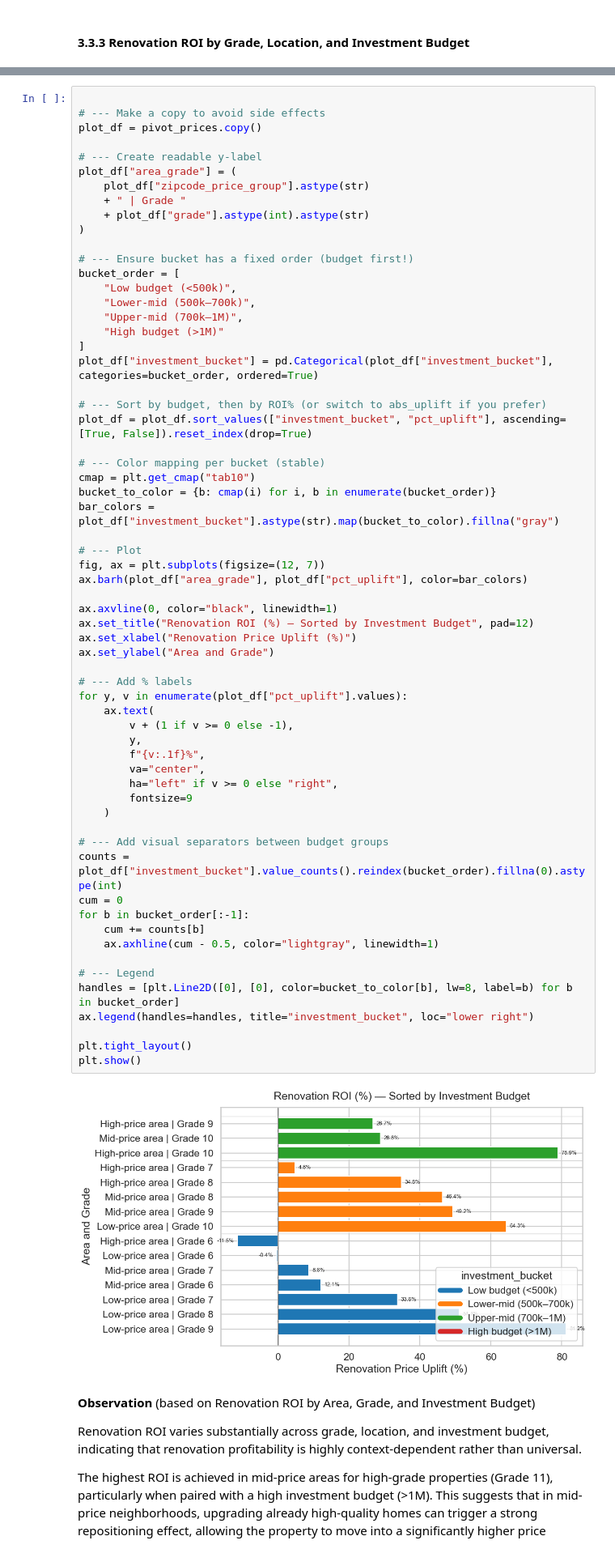
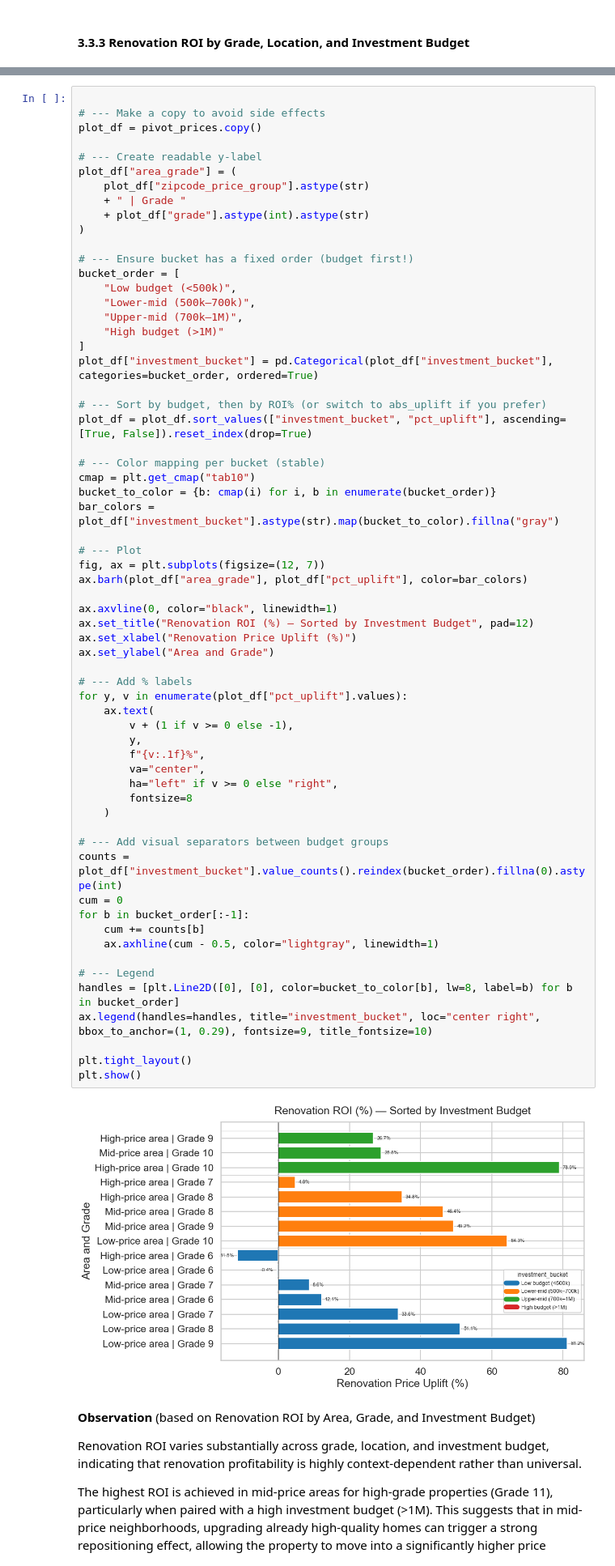
Before and after one commit to NazilaFazeli/EDA-Project, a Jupyter notebook: EDA.ipynb, the cells around one changed output, grey strips where cells are left out. Shown at 81% size. Cells and saved outputs as stored; diff of their text form.

```diff
--- a/EDA.ipynb
+++ b/EDA.ipynb
@@ -1931,36 +2034,36 @@ fig, ax = plt.subplots(figsize=(12, 7))
 ax.barh(plot_df["area_grade"], plot_df["pct_uplift"], color=bar_colors)
 
 ax.axvline(0, color="black", linewidth=1)
 ax.set_title("Renovation ROI (%) — Sorted by Investment Budget", pad=12)
 ax.set_xlabel("Renovation Price Uplift (%)")
 ax.set_ylabel("Area and Grade")
 
 # --- Add % labels
 for y, v in enumerate(plot_df["pct_uplift"].values):
     ax.text(
         v + (1 if v >= 0 else -1),
         y,
         f"{v:.1f}%",
         va="center",
         ha="left" if v >= 0 else "right",
-        fontsize=9
+        fontsize=8
     )
 
 # --- Add visual separators between budget groups
 counts = plot_df["investment_bucket"].value_counts().reindex(bucket_order).fillna(0).astype(int)
 cum = 0
 for b in bucket_order[:-1]:
     cum += counts[b]
     ax.axhline(cum - 0.5, color="lightgray", linewidth=1)
 
 # --- Legend
 handles = [plt.Line2D([0], [0], color=bucket_to_color[b], lw=8, label=b) for b in bucket_order]
-ax.legend(handles=handles, title="investment_bucket", loc="lower right")
+ax.legend(handles=handles, title="investment_bucket", loc="center right", bbox_to_anchor=(1, 0.29), fontsize=9, title_fontsize=10)
 
 plt.tight_layout()
 plt.show()
 # %% [output]
-[figure, old version]
+[figure, new version]
 # %% [markdown]
 **Observation** (based on Renovation ROI by Area, Grade, and Investment Budget)
 
```
Also changed, not shown: parts of 34 cells of this notebook, 3 other files.
